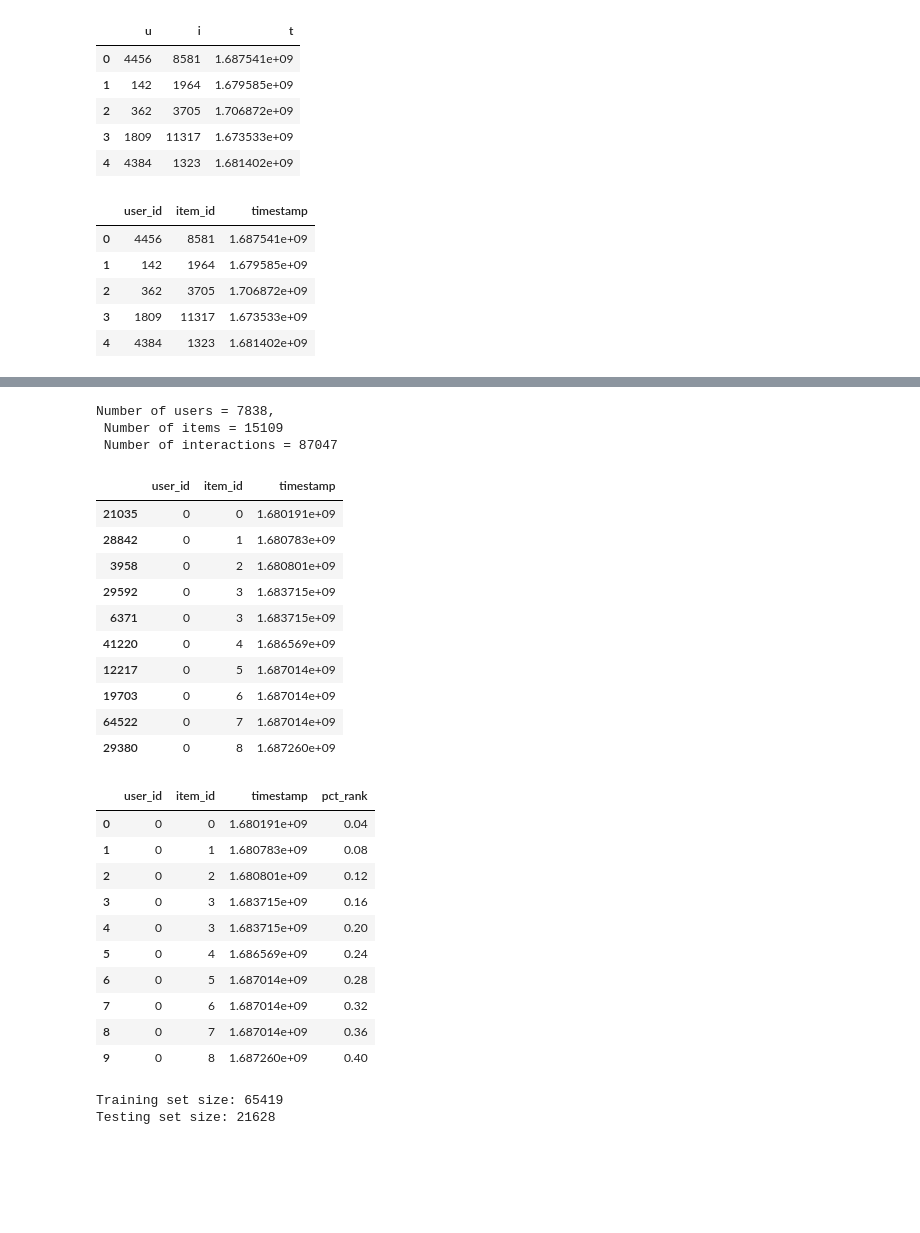
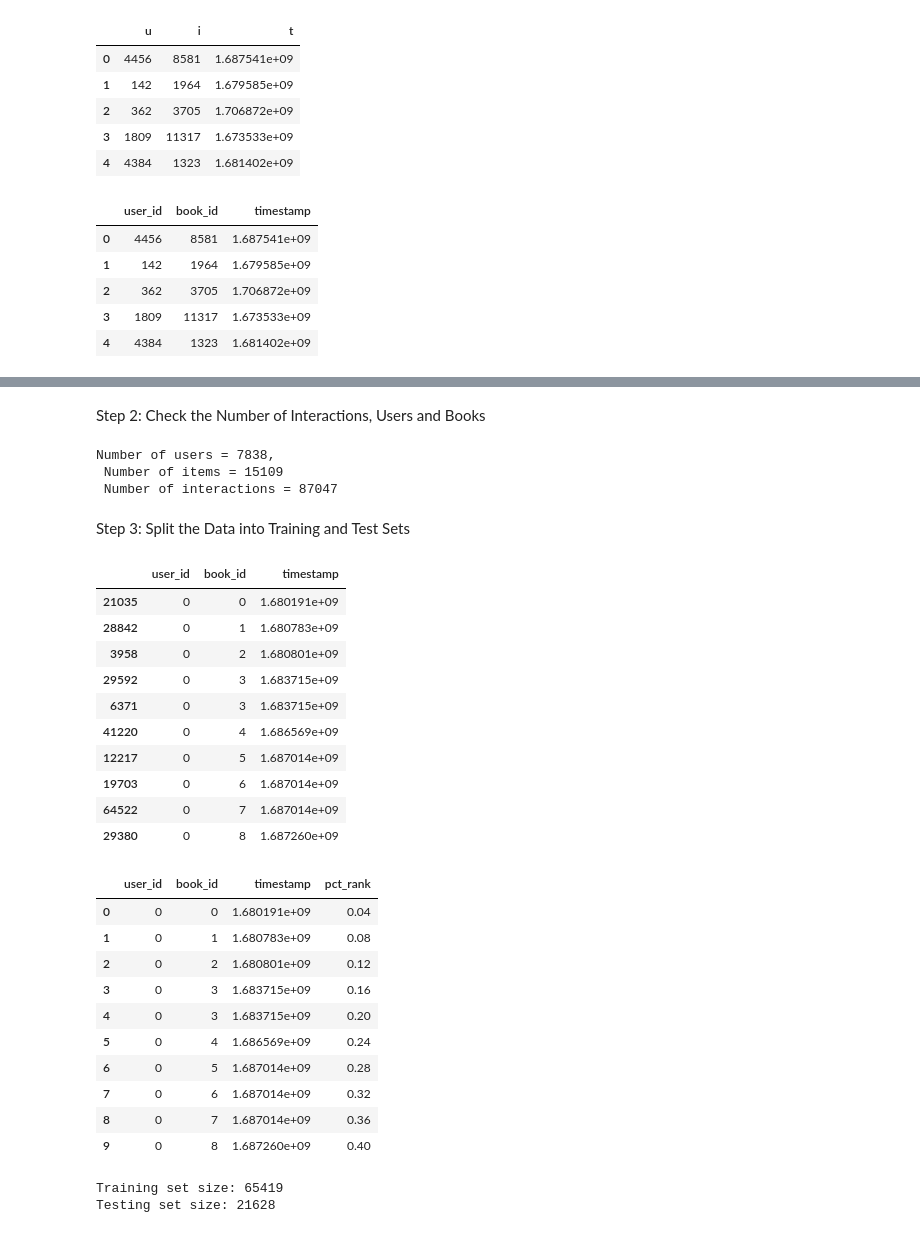
Before and after one commit to Uriel-Gamez98/Data-Science-and-Machine-Learning, a Jupyter notebook: ML_1st_Attempt.ipynb, the cells around one changed output, grey strips where cells are left out. Drawn from its saved outputs; the diff is of its cells as text; code cells hidden in the pictures; blank space fills up the shorter version.

```diff
--- a/ML_1st_Attempt.ipynb
+++ b/ML_1st_Attempt.ipynb
@@ -6,9 +8,9 @@ from sklearn.metrics.pairwise import cosine_similarity
 # %%
 # Load the datasets
-items = pd.read_csv("https://raw.githubusercontent.com/Uriel-Gamez98/Data-Science-and-Machine-Learning/refs/heads/main/items.csv")
+books = pd.read_csv("https://raw.githubusercontent.com/Uriel-Gamez98/Data-Science-and-Machine-Learning/refs/heads/main/items.csv")
 interactions = pd.read_csv("https://raw.githubusercontent.com/Uriel-Gamez98/Data-Science-and-Machine-Learning/refs/heads/main/interactions_train.csv")
 # Display the first rows of each dataset
-display(items.head())
+display(books.head())
 display(interactions.head())
 # %% [output]
 |  | Title | Author | ISBN Valid | Publisher | Subjects | i |
@@ -26,15 +28,15 @@ display(interactions.head())
 # %%
 # Renaming columns for clarity
 interactions.rename(columns={'u': 'user_id'}, inplace=True)
-interactions.rename(columns={'i': 'item_id'}, inplace=True)
+interactions.rename(columns={'i': 'book_id'}, inplace=True)
 interactions.rename(columns={'t': 'timestamp'}, inplace=True)
-items.rename(columns={'i': 'book_id'}, inplace=True)
+books.rename(columns={'i': 'book_id'}, inplace=True)
 
 # Checking the new columns
 display(interactions.head())
-display(items.head())
+display(books.head())
 # %% [output]
-|  | user_id | item_id | timestamp |
+|  | user_id | book_id | timestamp |
 | 0 | 4456 | 8581 | 1.687541e+09 |
 | 1 | 142 | 1964 | 1.679585e+09 |
 | 2 | 362 | 3705 | 1.706872e+09 |
@@ -46,5 +48,7 @@ display(items.head())
 | 2 | Histoire de vie et recherche biog... | NaN | 2343190194; 9782343190198 | L'Harmattan | Histoires de vie en sociologie; S... | 2 |
 | 3 | Ce livre devrait me permettre de ... | Mazas, Sylvain, 1980- | 9782365350020; 236535002X; 978236... | Vraoum! | Moyen-Orient; Bandes dessinées au... | 3 |
 | 4 | Les années glorieuses : roman / | Lemaitre, Pierre, 1951- | 9782702180815; 2702180817; 978270... | Calmann-Lévy | France--1945-1975; Roman historiq... | 4 |
+# %% [markdown]
+Step 2: Check the Number of Interactions, Users and Books
 # %%
 n_users = interactions.user_id.nunique()
@@ -54,12 +58,14 @@ print(f'Number of users = {n_users}, \n Number of items = {n_items} \n Number of
 Number of users = 7838,
  Number of items = 15109
  Number of interactions = 87047
+# %% [markdown]
+Step 3: Split the Data into Training and Test Sets
 # %%
 # let's first sort the interactions by user and time stamp
 interactions = interactions.sort_values(["user_id", "timestamp"])
 interactions.head(10)
 # %% [output]
-|  | user_id | item_id | timestamp |
+|  | user_id | book_id | timestamp |
 | 21035 | 0 | 0 | 1.680191e+09 |
 | 28842 | 0 | 1 | 1.680783e+09 |
 | 3958 | 0 | 2 | 1.680801e+09 |
@@ -75,7 +81,7 @@ interactions["pct_rank"] = interactions.groupby("user_id")["timestamp"].rank(pct
 interactions.reset_index(inplace=True, drop=True)
 interactions.head(10)
 # %% [output]
-|  | user_id | item_id | timestamp | pct_rank |
+|  | user_id | book_id | timestamp | pct_rank |
 | 0 | 0 | 0 | 1.680191e+09 | 0.04 |
 | 1 | 0 | 1 | 1.680783e+09 | 0.08 |
 | 2 | 0 | 2 | 1.680801e+09 | 0.12 |
```
Also changed, not shown: parts of 33 cells of this notebook, 2 other files.
